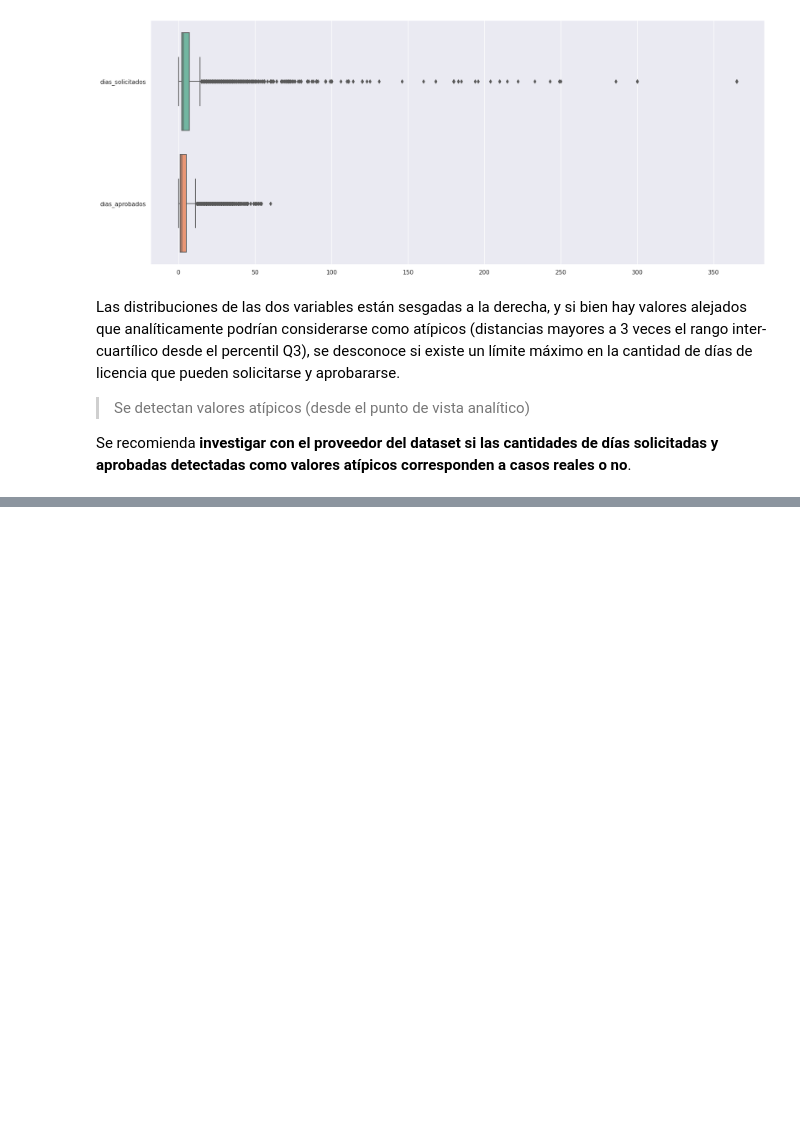
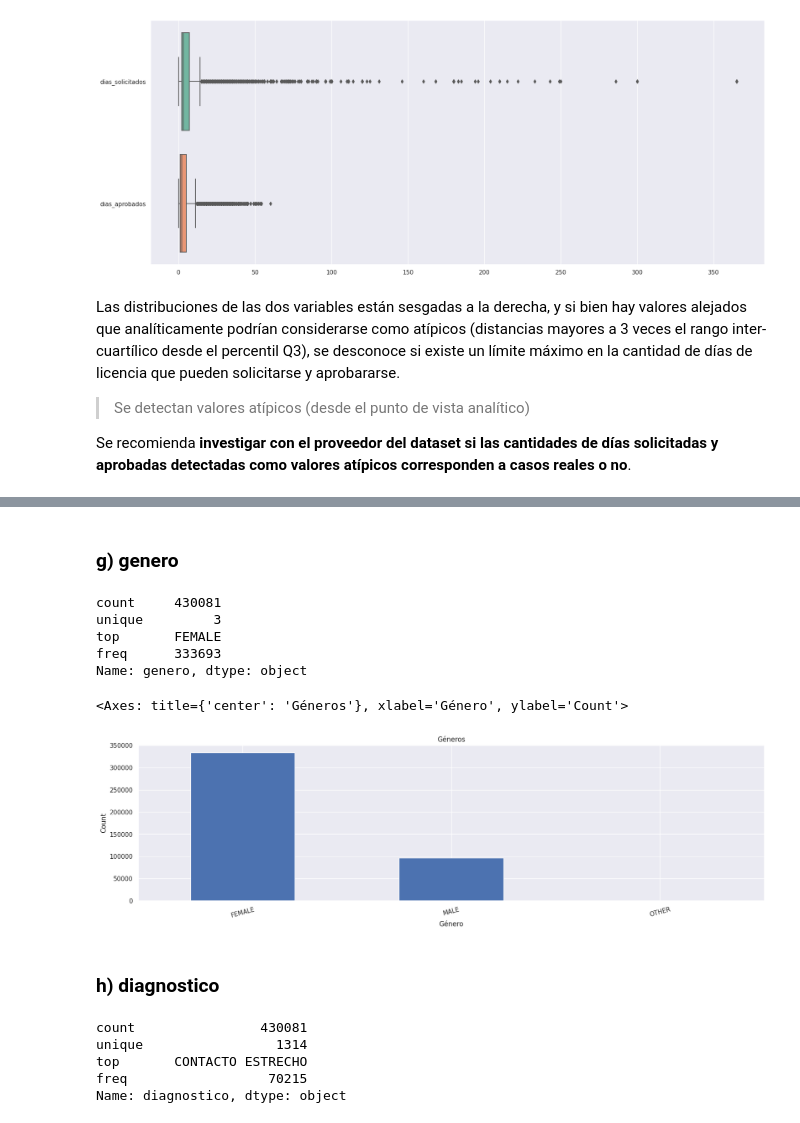
Before and after one commit to grabyc/diplodatos-mentoria, a Jupyter notebook: TP01/TP01_Consignas.ipynb, the cells around one changed output, grey strips where cells are left out. Saved outputs shown, nothing was run; the diff lists cells and outputs as text; code cells hidden in the pictures; blank space fills up the shorter version.

```diff
--- a/TP01/TP01_Consignas.ipynb
+++ b/TP01/TP01_Consignas.ipynb
@@ -374,0 +521,29 @@ Se recomienda **investigar con el proveedor del dataset si las cantidades de dí
+# %% [markdown]
+### g) genero
+# %%
+relev_df['genero'].describe()
+# %% [output]
+count     430081
+unique         3
+top       FEMALE
+freq      333693
+Name: genero, dtype: object
+# %%
+relev_df['genero'].value_counts().plot(kind="bar",
+                           title="Géneros",
+                           rot=15,
+                           xlabel="Género",
+                           ylabel="Count")
+# %% [output]
+<Axes: title={'center': 'Géneros'}, xlabel='Género', ylabel='Count'>
+[figure, added]
+# %% [markdown]
+### h) diagnostico
+# %%
+relev_df['diagnostico'].describe()
+# %% [output]
+count                430081
+unique                 1314
+top       CONTACTO ESTRECHO
+freq                  70215
+Name: diagnostico, dtype: object
```
Also changed, not shown: parts of 14 cells of this notebook.
